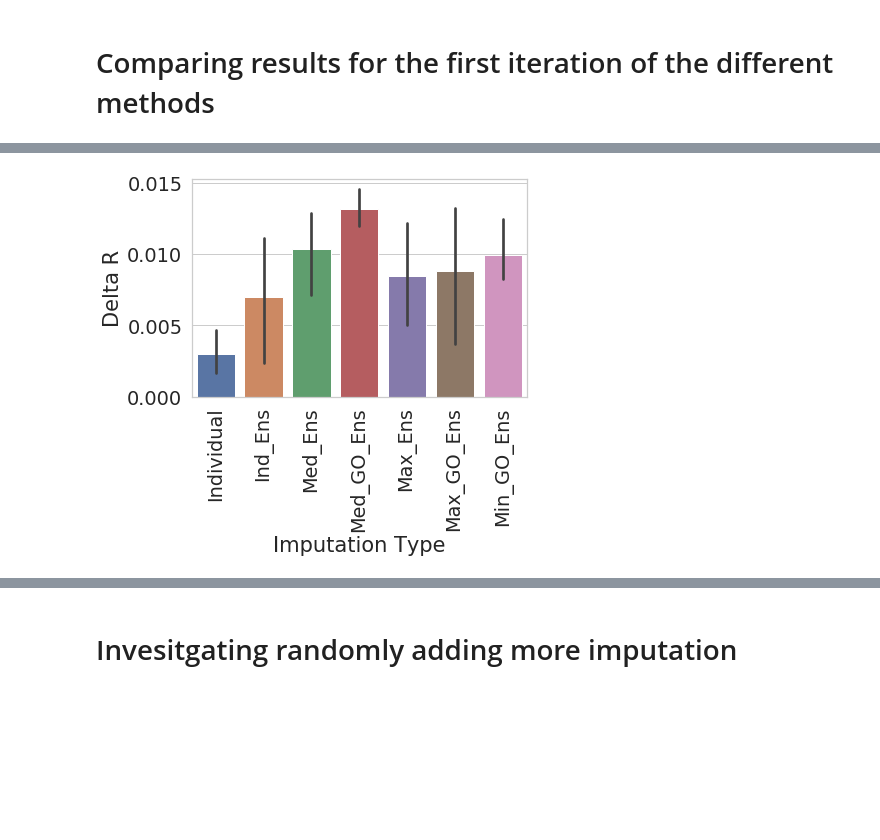
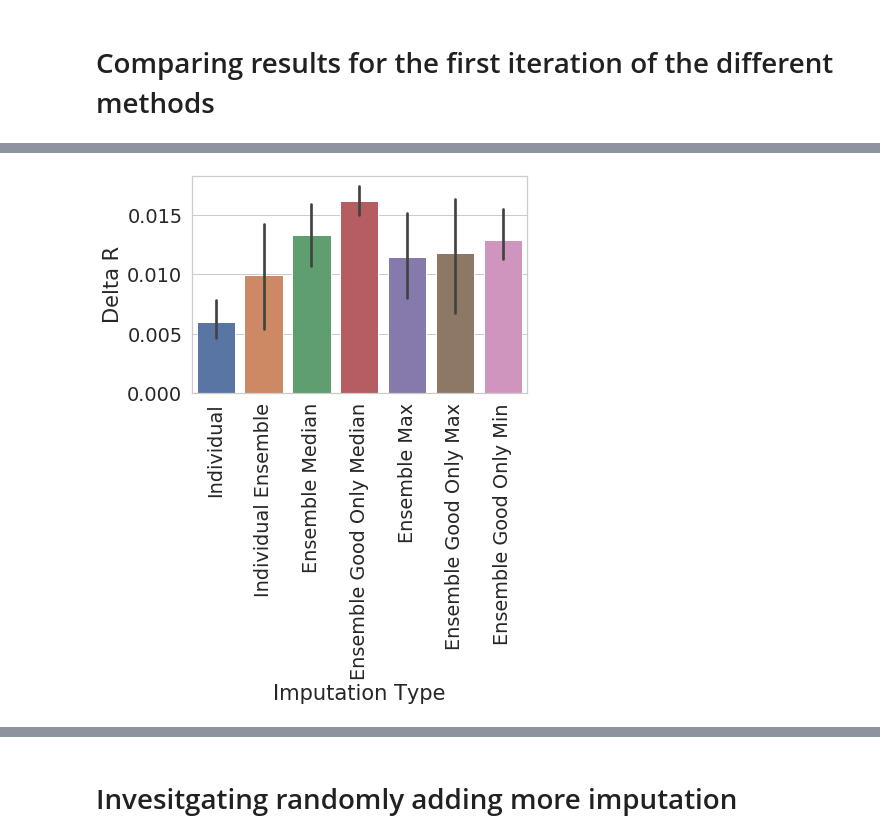
Before and after one commit to francoep/ImputationPaper, a Jupyter notebook: generate_figures.ipynb, the cells around one changed output, grey strips where cells are left out. Drawn from its saved outputs; the diff is of its cells as text; code cells hidden in the pictures; blank space fills up the shorter version.

```diff
--- a/generate_figures.ipynb
+++ b/generate_figures.ipynb
@@ -222,7 +233,7 @@ with open('results/Diff_combo_comparison.csv','w') as outfile:
 # %%
 df=pd.read_csv('results/Diff_combo_comparison.csv')
 
-start_mean=df[df['Imputation Type']=='Individual'].mean()
+start_mean=df[df['Imputation Type']=='Initial'].mean()
 
 for v in ['RMSE','R','AUC','Top1']:
     val=start_mean[v]
@@ -290,11 +300,12 @@ plt.savefig('figures/ComparingImpStylesRMSE.pdf',bbox_inches='tight')
 # %%
 tmp=df[df['Imputation Iteration #']==1]
-tmp2=tmp[~(tmp['Imputation Type']=='Min_Ens')]
+tmp2=tmp[~(tmp['Imputation Type']=='Ensemble Min')]
 sns.barplot(data=tmp2, x='Imputation Type',y='Delta R')
 plt.xticks(rotation=90)
-plt.savefig('figures/ComparingImpStylesR.pdf',bbox_inches='tight')
+#plt.ylim((-0.033,0.075))
+plt.savefig('figures/ComparingImpStylesR.pdf',dpi=300,bbox_inches='tight')
 # %% [output]
-[figure, old version]
+[figure, new version]
 # %%
 tmp=df[df['Imputation Iteration #']==1]
 tmp2=tmp[~(tmp['Imputation Type']=='Min_Ens')]
```
Also changed, not shown: parts of 12 cells of this notebook, 5 other files.
